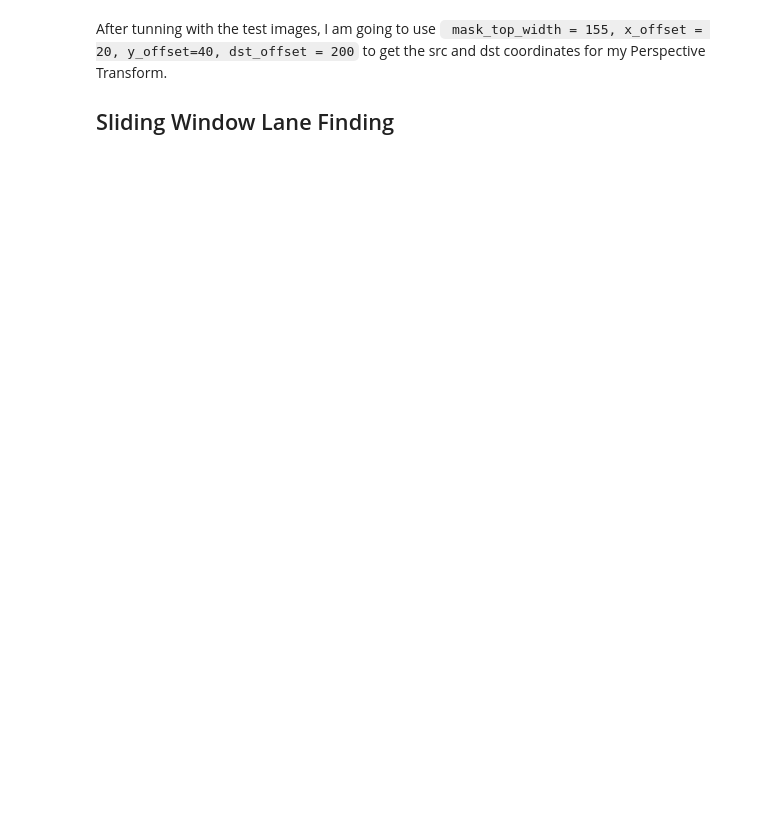
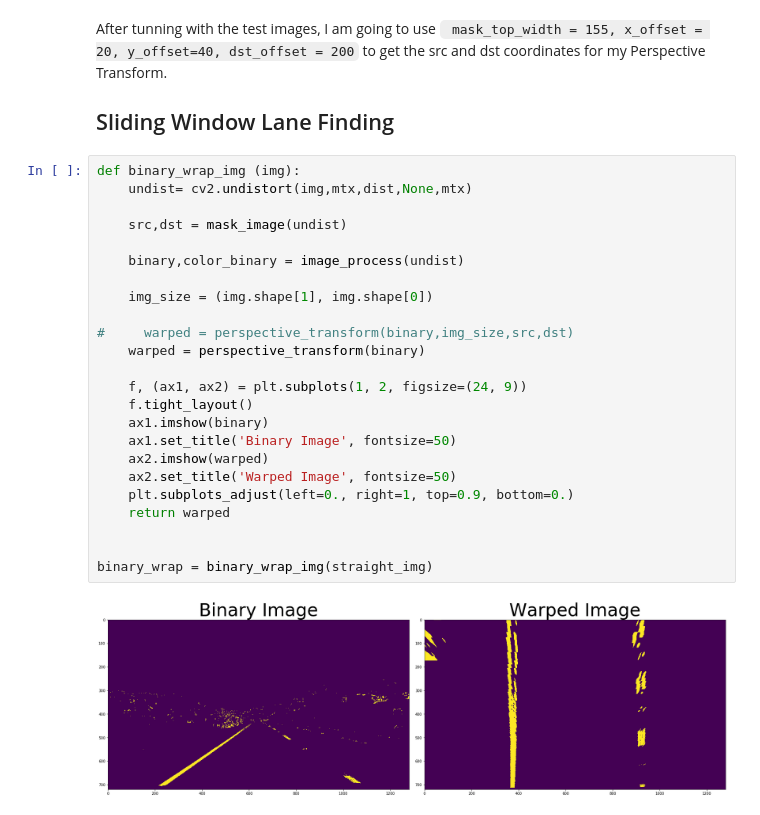
Before and after one commit to Charingchen/CarND-Advance-Lane-Finding, a Jupyter notebook: Advance_pipeline.ipynb, the cells around one changed output. Drawn from its saved outputs; the diff is of its cells as text; blank space fills up the shorter version.

```diff
--- a/Advance_pipeline.ipynb
+++ b/Advance_pipeline.ipynb
@@ -264,3 +275,29 @@ plt.subplots_adjust(left=0., right=1, top=0.9, bottom=0.)
 # %% [markdown]
 After tunning with the test images, I am going to use ` mask_top_width = 155, x_offset = 20, y_offset=40, dst_offset = 200` to get the src and dst coordinates for my Perspective Transform.
 ## Sliding Window Lane Finding
+# %%
+def binary_wrap_img (img):
+    undist= cv2.undistort(img,mtx,dist,None,mtx)
+
+    src,dst = mask_image(undist)
+
+    binary,color_binary = image_process(undist)
+
+    img_size = (img.shape[1], img.shape[0])
+
+#     warped = perspective_transform(binary,img_size,src,dst)
+    warped = perspective_transform(binary)
+
+    f, (ax1, ax2) = plt.subplots(1, 2, figsize=(24, 9))
+    f.tight_layout()
+    ax1.imshow(binary)
+    ax1.set_title('Binary Image', fontsize=50)
+    ax2.imshow(warped)
+    ax2.set_title('Warped Image', fontsize=50)
+    plt.subplots_adjust(left=0., right=1, top=0.9, bottom=0.)
+    return warped
+
+
+binary_wrap = binary_wrap_img(straight_img)
+# %% [output]
+[figure, added]
```
Also changed, not shown: parts of 3 cells of this notebook.
